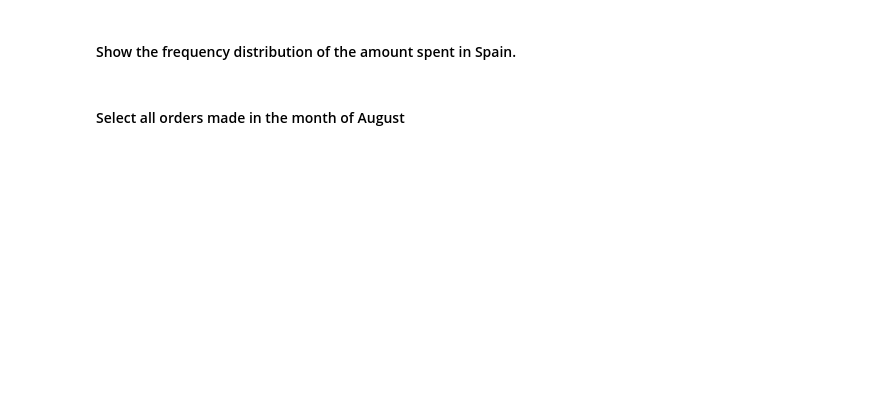
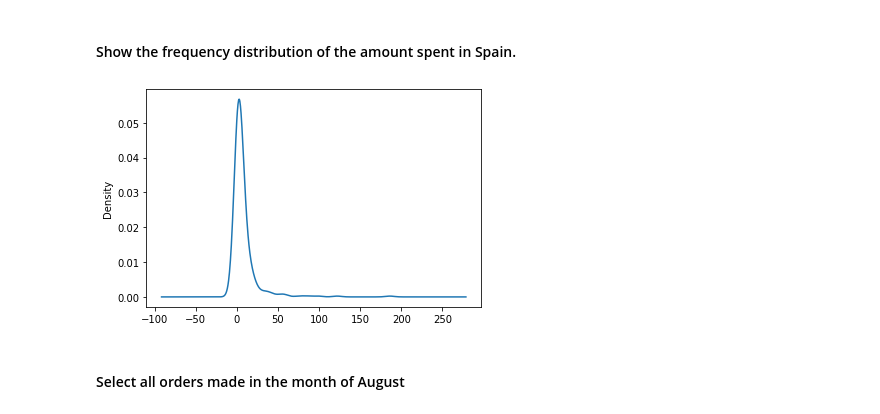
Before and after one commit to Ironhack-Data-Madrid-Febrero-2021/lab-subsetting-and-descriptive-stats, a Jupyter notebook: your-code/main.ipynb, the cells around one changed output. Saved outputs shown, nothing was run; the diff lists cells and outputs as text; code cells hidden in the pictures; blank space fills up the shorter version.

```diff
--- a/your-code/main.ipynb
+++ b/your-code/main.ipynb
@@ -369,2 +468,7 @@ orders
+# %%
+spain = orders.loc[orders['Country'] == 'Spain']
+spain['amount_spent'].value_counts().plot.kde();
+# %% [output]
+[figure, added]
 # %% [markdown]
 #### Select all orders made in the month of August
```
Also changed, not shown: parts of 34 cells of this notebook.
